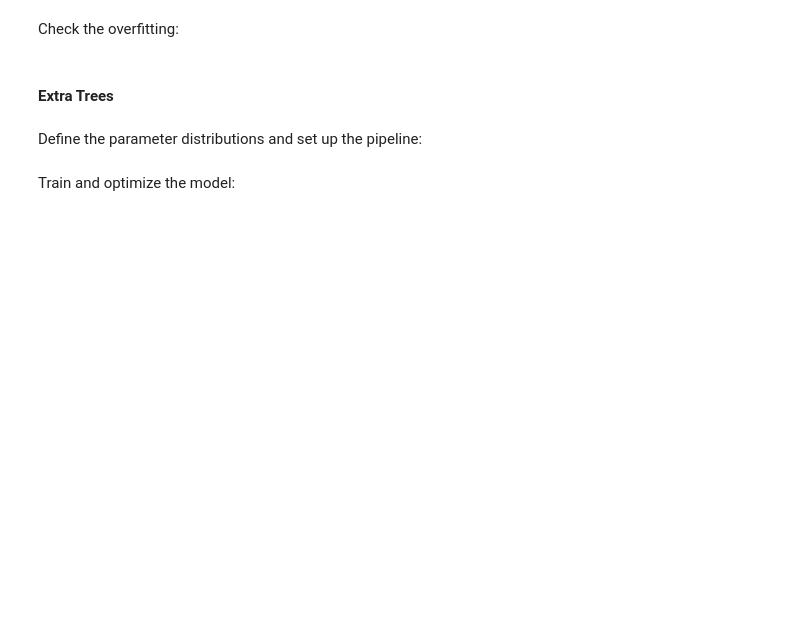
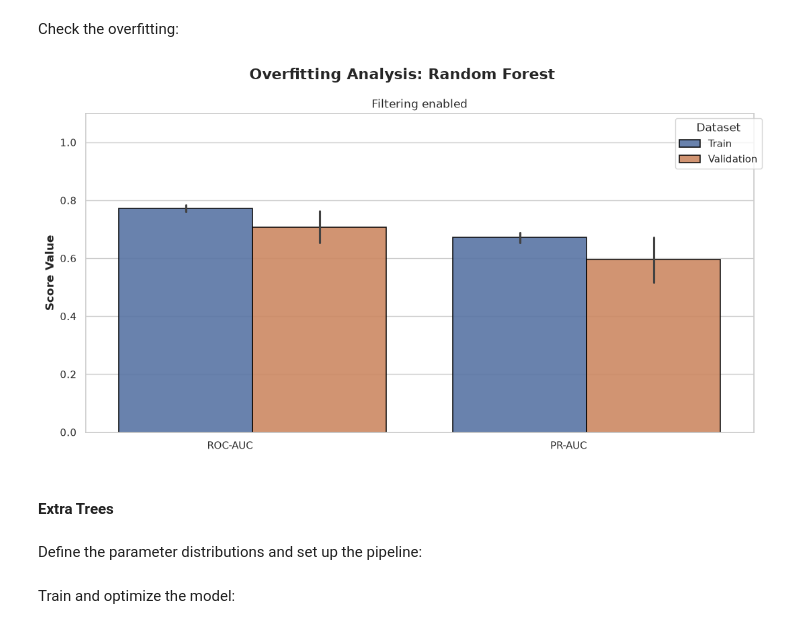
Before and after one commit to MiguelGomGar/TFM, a Jupyter notebook: notebooks/whole_clinical_data.ipynb, the cells around one changed output. Drawn from its saved outputs; the diff is of its cells as text; code cells hidden in the pictures; blank space fills up the shorter version.

```diff
--- a/notebooks/whole_clinical_data.ipynb
+++ b/notebooks/whole_clinical_data.ipynb
@@ -359,8 +507,11 @@ Check the overfitting:
 # %%
 plot_overfitting_bars(df_cv_results=cv_results_RF,
                     title="Random Forest",
                     output_dir=results_path,
-                    identifier="RF")
+                    identifier="RF",
+                    filtering=enable_filter)
+# %% [output]
+[figure, added]
 # %% [markdown]
 #### Extra Trees
 # %% [markdown]
```
Also changed, not shown: parts of 40 cells of this notebook, 7 other files.
